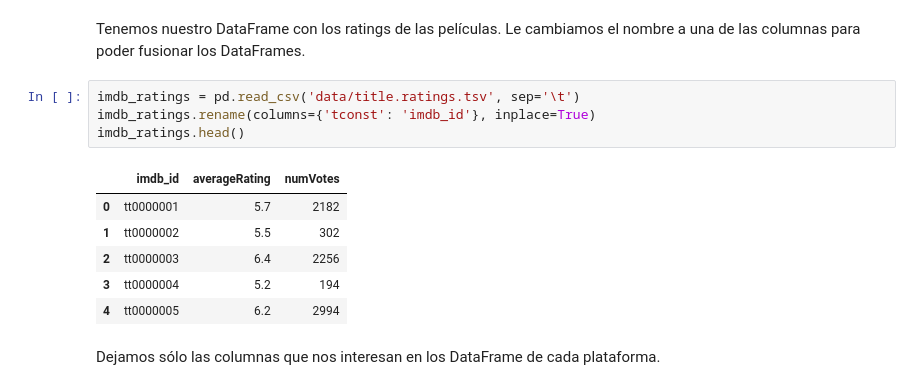
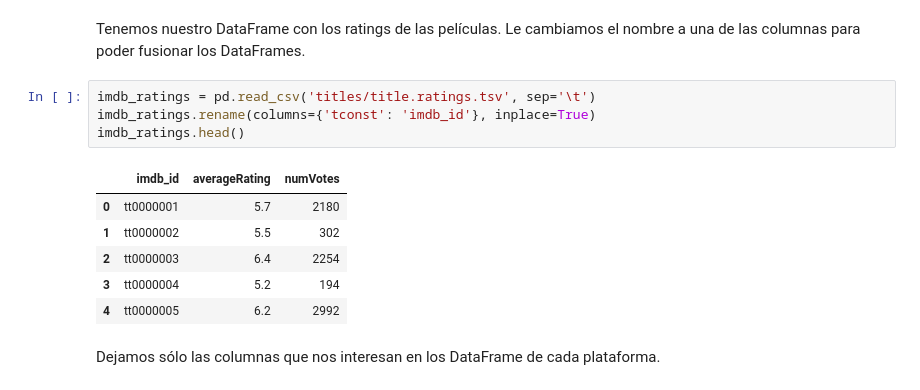
Before and after one commit to jlevipil/Proyecto-Grupo-18, a Jupyter notebook: notebook.ipynb, the cells around one changed output. Cells and saved outputs as stored; diff of their text form.

```diff
--- a/notebook.ipynb
+++ b/notebook.ipynb
@@ -1113,16 +1123,16 @@ prime = pd.read_csv('data/api_prime.csv')
 # %% [markdown]
 Tenemos nuestro DataFrame con los ratings de las películas. Le cambiamos el nombre a una de las columnas para poder fusionar los DataFrames.
 # %%
-imdb_ratings = pd.read_csv('data/title.ratings.tsv', sep='\t')
+imdb_ratings = pd.read_csv('titles/title.ratings.tsv', sep='\t')
 imdb_ratings.rename(columns={'tconst': 'imdb_id'}, inplace=True)
 imdb_ratings.head()
 # %% [output]
 |  | imdb_id | averageRating | numVotes |
-| 0 | tt0000001 | 5.7 | 2182 |
+| 0 | tt0000001 | 5.7 | 2180 |
 | 1 | tt0000002 | 5.5 | 302 |
-| 2 | tt0000003 | 6.4 | 2256 |
+| 2 | tt0000003 | 6.4 | 2254 |
 | 3 | tt0000004 | 5.2 | 194 |
-| 4 | tt0000005 | 6.2 | 2994 |
+| 4 | tt0000005 | 6.2 | 2992 |
 # %% [markdown]
 Dejamos sólo las columnas que nos interesan en los DataFrame de cada plataforma.
 # %%
```
Also changed, not shown: parts of 26 cells of this notebook.
